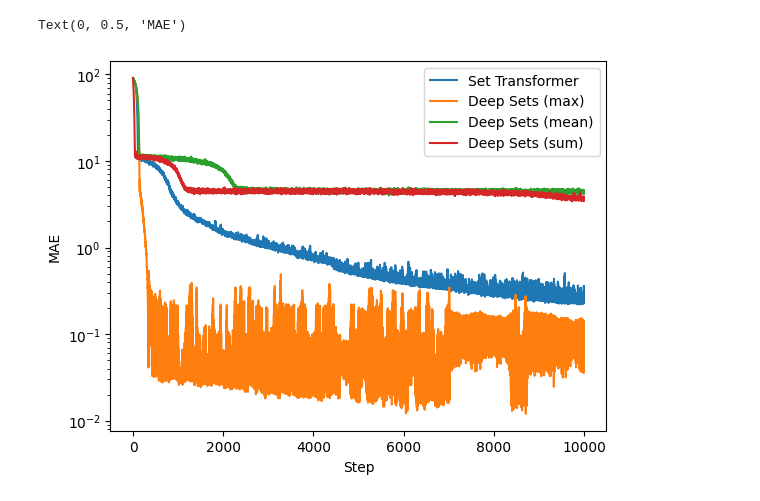
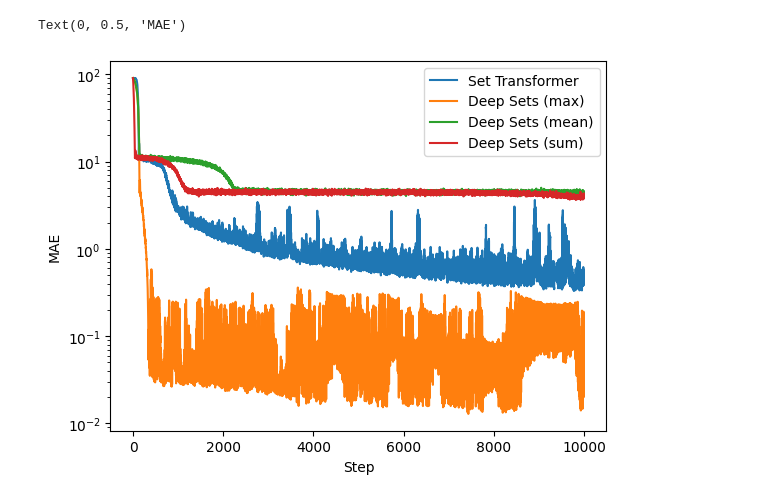
Before and after one commit to stevengogogo/set_transformerx, a Jupyter notebook: notebooks/max_regression_demo.ipynb, the cells around one changed output. Drawn from its saved outputs; the diff is of its cells as text; code cells hidden in the pictures.

```diff
--- a/notebooks/max_regression_demo.ipynb
+++ b/notebooks/max_regression_demo.ipynb
@@ -83,7 +83,7 @@ class SetTransformer(eqx.Module):
             SAB(dim_in=64, dim_out=64, num_heads=4),
             SAB(dim_in=64, dim_out=64, num_heads=4)
         ]
-        self.pooling = PMA(dim=64, num_heads=4, num_seeds=1)
+        self.pooling = PMA(dim=64, num_heads=4, num_seeds=1, mlp_kwargs={"width_size": 16, "depth":3})
         self.out = eqx.nn.Linear(64, 1, key=jr.PRNGKey(0))
     def __call__(self, x):
         for b in self.blocks:
@@ -112,31 +112,31 @@ def train(model, key, n_step=10000):
         model = eqx.apply_updates(model, updates)
         return model, opt_state, loss
 
     losses = []
     for _ in tqdm(range(n_step)):
         key, subkey = jr.split(key)
         x, y = gen_data(batch_size=2 ** 10, max_length=10)
         model, opt_state, loss = make_step(model, opt_state, x, y)
         losses.append(loss)
     return model, jnp.array(losses)
 
 models = [
     ("Set Transformer", SetTransformer()),
     ("Deep Sets (max)", DeepSet("max", key=jr.PRNGKey(0))),
     ("Deep Sets (mean)", DeepSet("mean", key=jr.PRNGKey(0))),
     ("Deep Sets (sum)", DeepSet("sum", key=jr.PRNGKey(0))),
 ]
 
 for name, model in models:
     key = jr.PRNGKey(0)
     ks = jr.split(key, 2)
     model, losses = train(model, key)
     plt.plot(losses, label=name)
 
 plt.yscale("log")
 plt.legend()
 plt.xlabel("Step")
 plt.ylabel("MAE")
 # %% [output]
 Text(0, 0.5, 'MAE')
-[figure, old version]
+[figure, new version]
```
Also changed, not shown: 1 other file.
